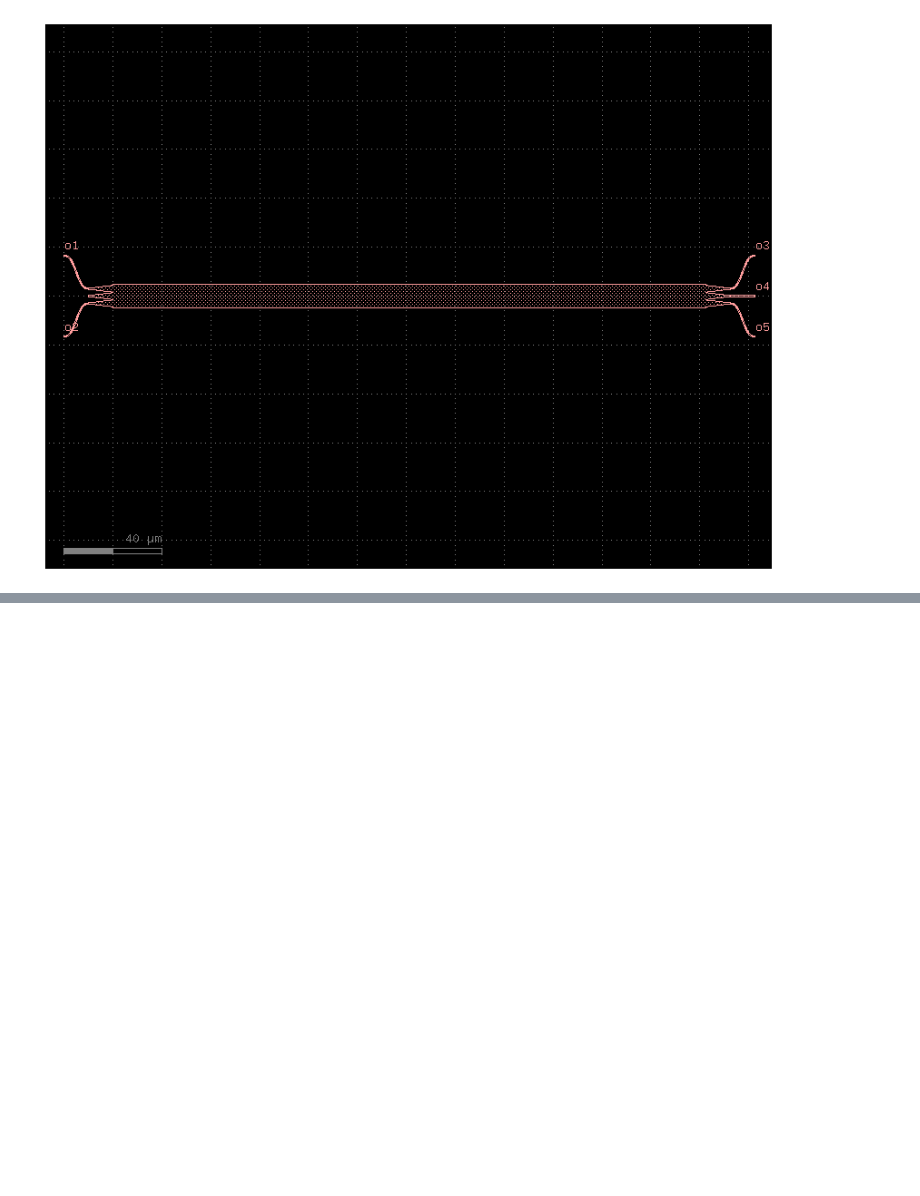
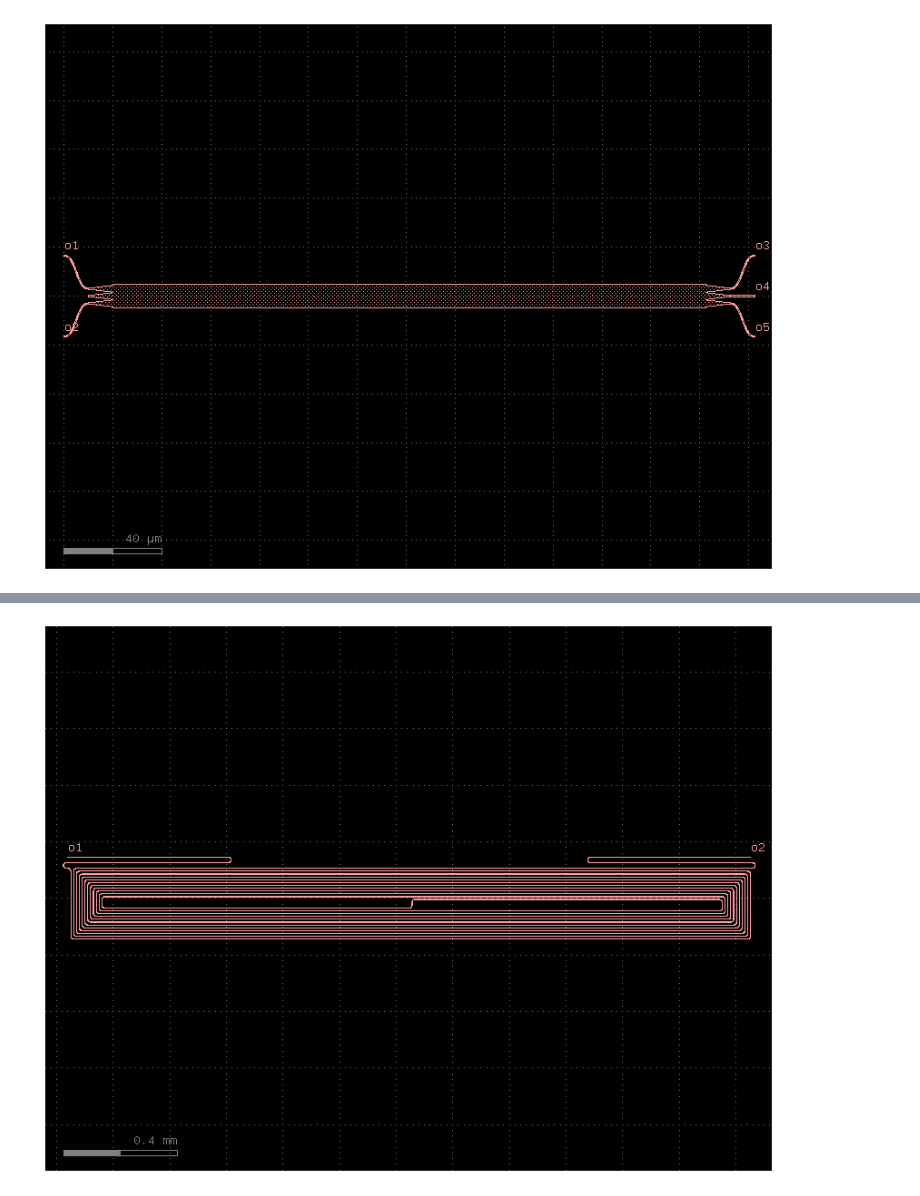
Before and after one commit to mromgar1/pic-upv-lab5-finalproject, a Jupyter notebook: LAYOUT_SOI.ipynb, the cells around one changed output, grey strips where cells are left out. Cells and saved outputs as stored; diff of their text form; code cells hidden in the pictures; blank space fills up the shorter version.

Commit message:
test structures added to pdk

```diff
--- a/LAYOUT_SOI.ipynb
+++ b/LAYOUT_SOI.ipynb
@@ -200,0 +136,5 @@ wvg = c << cells.straight(10, "strip")
+# %%
+
+prueba = cells.spiral_delays_test()
+prueba.plot()
+# %% [output]
@@ -200,0 +142 @@ wvg = c << cells.straight(10, "strip")
+[figure, added]
```
Also changed, not shown: parts of 6 cells of this notebook, 1 other file.
